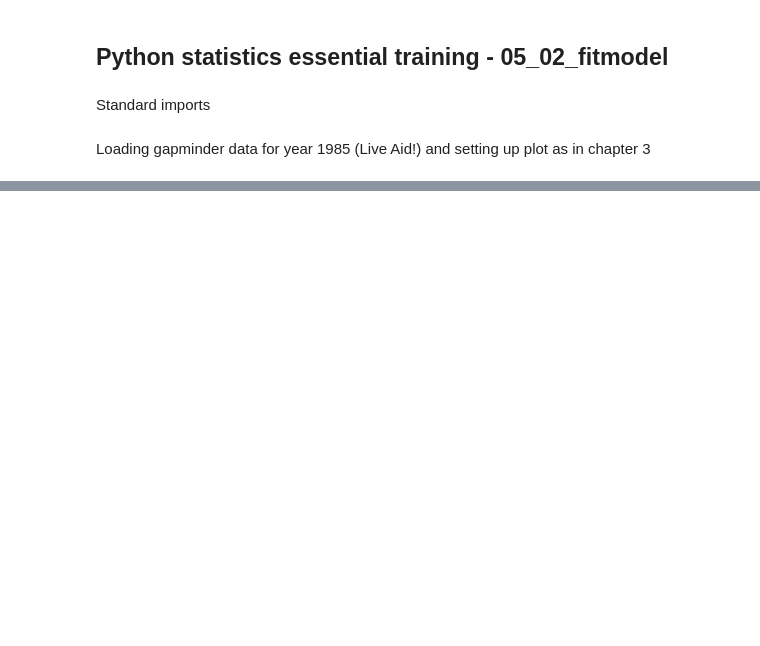
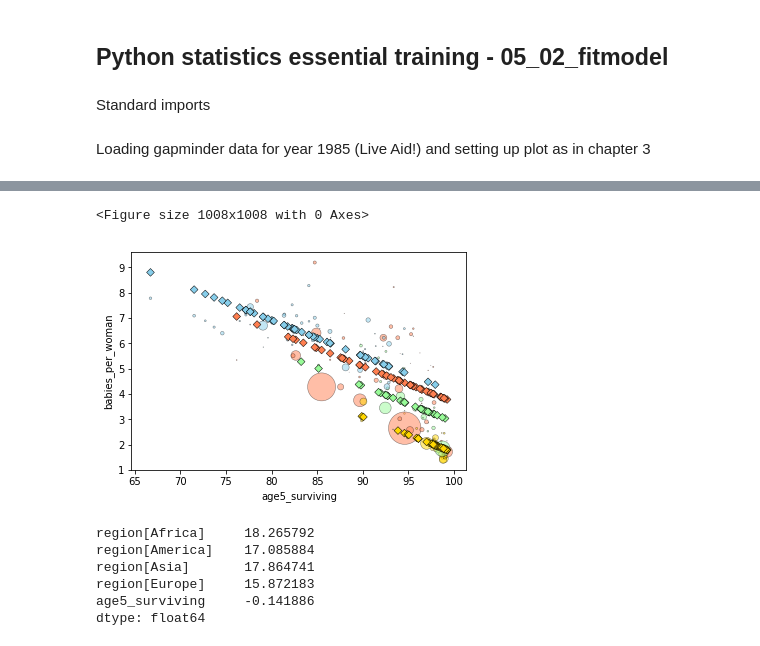
Before and after one commit to atalebizadeh/DS-Career-Track, a Jupyter notebook: Python Statistics/Exercise Files/chapter5/05_02/05_02_fitmodel_begin.ipynb, the cells around one changed output, grey strips where cells are left out. Cells and saved outputs as stored; diff of their text form; code cells hidden in the pictures; blank space fills up the shorter version.

```diff
--- a/Python Statistics/Exercise Files/chapter5/05_02/05_02_fitmodel_begin.ipynb
+++ b/Python Statistics/Exercise Files/chapter5/05_02/05_02_fitmodel_begin.ipynb
@@ -32,0 +97,16 @@ def plotdata():
+# %%
+surviving = smf.ols(formula='babies_per_woman ~ -1 + region + age5_surviving', data=gdata).fit()
+# %%
+plotfit(surviving)
+# %% [output]
+<Figure size 1008x1008 with 0 Axes>
+[figure, added]
+# %%
+surviving.params
+# %% [output]
+region[Africa]     18.265792
+region[America]    17.085884
+region[Asia]       17.864741
+region[Europe]     15.872183
+age5_surviving     -0.141886
+dtype: float64
```
Also changed, not shown: parts of 19 cells of this notebook.
